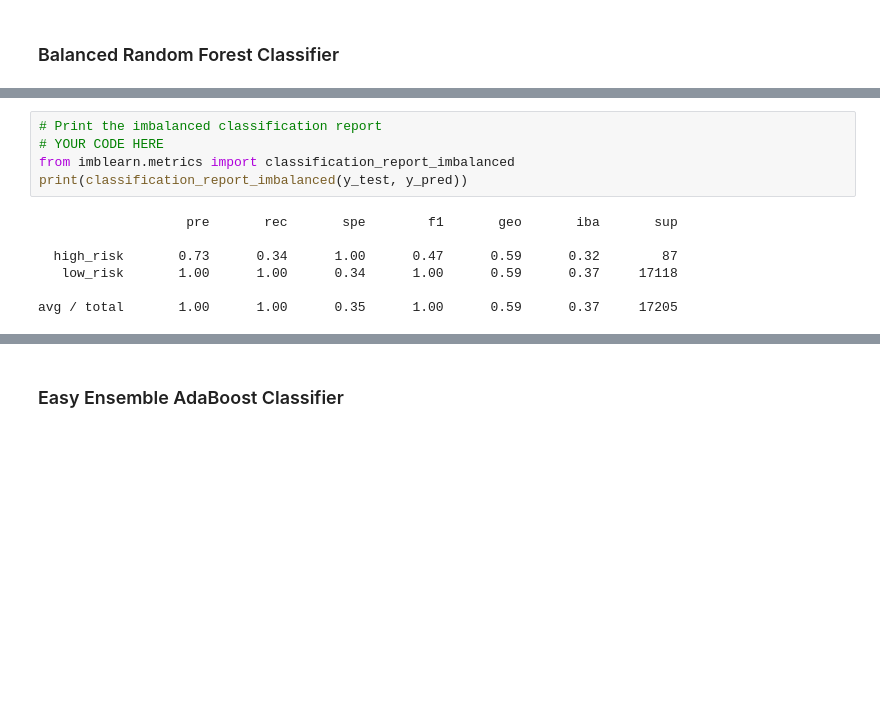
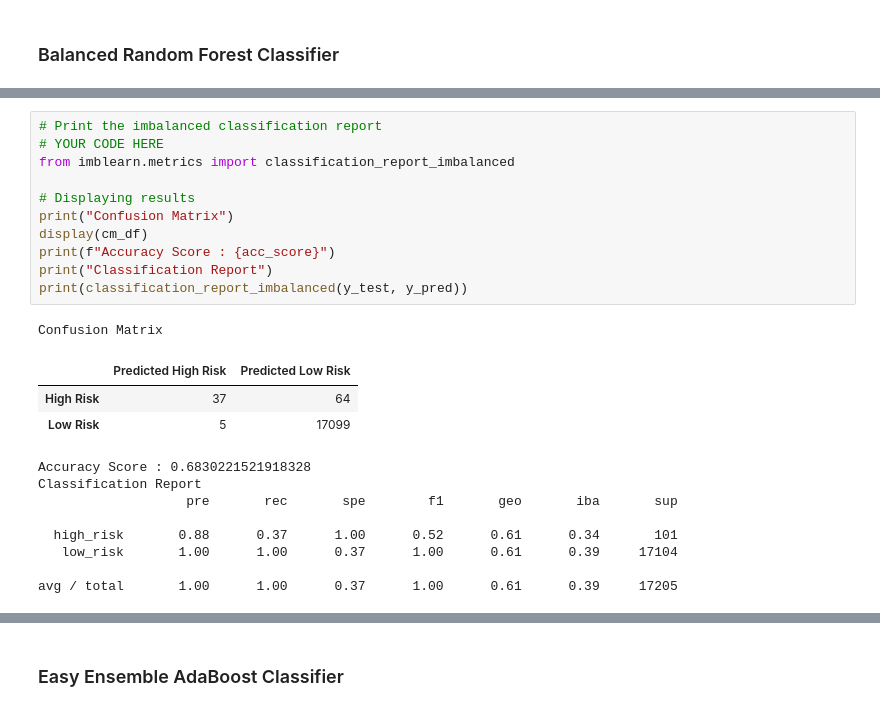
Before and after one commit to freebird793/Credit_Risk_Analysis, a Jupyter notebook: credit_risk_ensemble.ipynb, the cells around one changed output, grey strips where cells are left out. Drawn from its saved outputs; the diff is of its cells as text; blank space fills up the shorter version.

```diff
--- a/credit_risk_ensemble.ipynb
+++ b/credit_risk_ensemble.ipynb
@@ -166,15 +158,27 @@ array([[   30,    57],
 # %%
 # Print the imbalanced classification report
 # YOUR CODE HERE
 from imblearn.metrics import classification_report_imbalanced
+
+# Displaying results
+print("Confusion Matrix")
+display(cm_df)
+print(f"Accuracy Score : {acc_score}")
+print("Classification Report")
 print(classification_report_imbalanced(y_test, y_pred))
 # %% [output]
-                   pre       rec       spe        f1       geo       iba       sup
-
-  high_risk       0.73      0.34      1.00      0.47      0.59      0.32        87
-   low_risk       1.00      1.00      0.34      1.00      0.59      0.37     17118
-
-avg / total       1.00      1.00      0.35      1.00      0.59      0.37     17205
+Confusion Matrix
+|  | Predicted High Risk | Predicted Low Risk |
+| High Risk | 37 | 64 |
+| Low Risk | 5 | 17099 |
+Accuracy Score : 0.6830221521918328
+Classification Report
+                   pre       rec       spe        f1       geo       iba       sup
+
+  high_risk       0.88      0.37      1.00      0.52      0.61      0.34       101
+   low_risk       1.00      1.00      0.37      1.00      0.61      0.39     17104
+
+avg / total       1.00      1.00      0.37      1.00      0.61      0.39     17205
 # %%
 # List the features sorted in descending order by feature importance
 # YOUR CODE HERE
```
Also changed, not shown: parts of 13 cells of this notebook, 1 other file.
